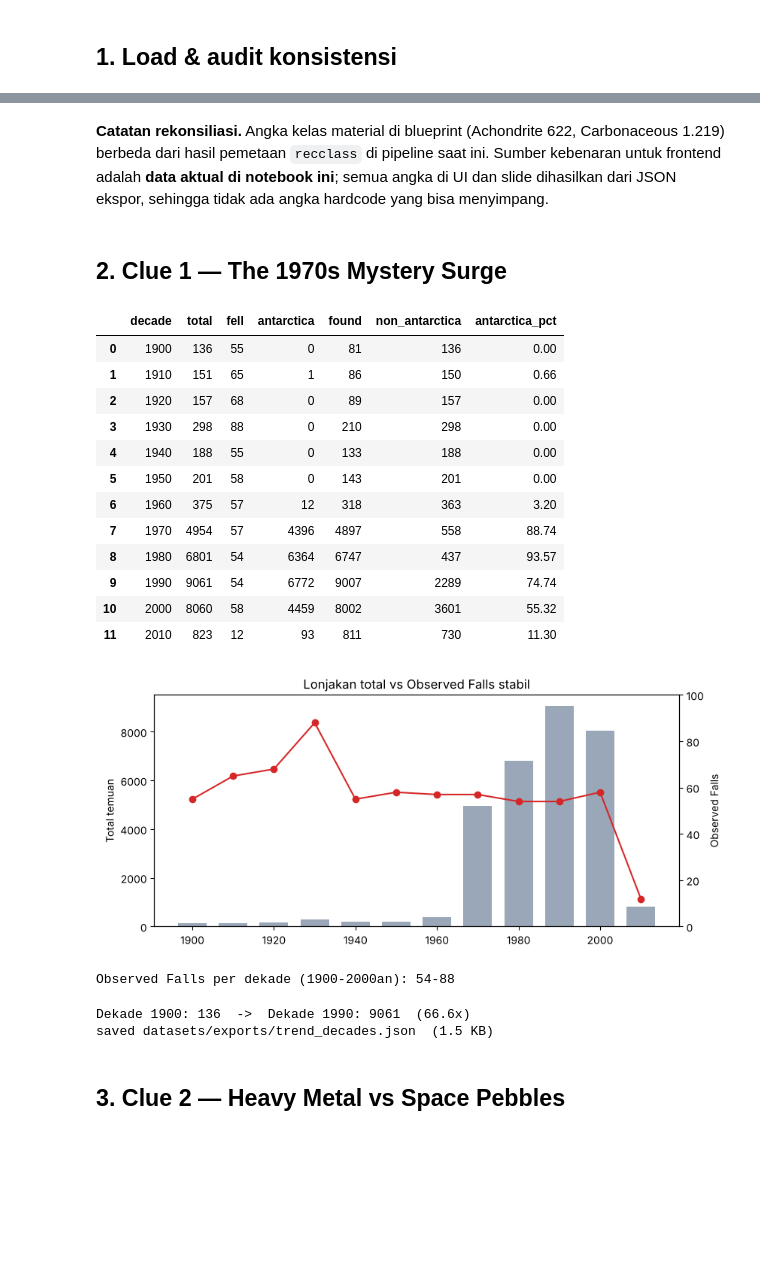
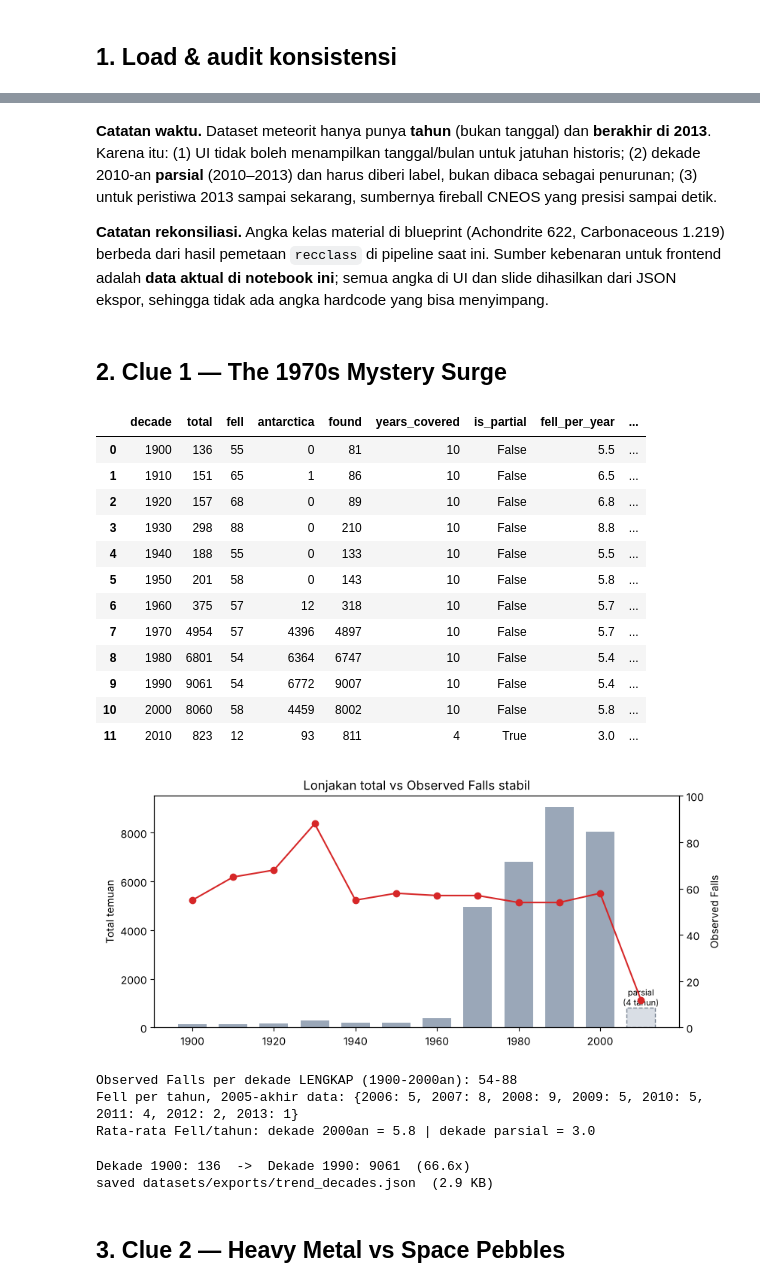
Before and after one commit to saaandbite/spaceapp, a Jupyter notebook: notebook/modeling_and_export.ipynb, the cells around one changed output, grey strips where cells are left out. Drawn from its saved outputs; the diff is of its cells as text; code cells hidden in the pictures; blank space fills up the shorter version.

```diff
--- a/notebook/modeling_and_export.ipynb
+++ b/notebook/modeling_and_export.ipynb
@@ -56,6 +56,13 @@ df = pd.read_csv(TRANSFORMED / "meteorites_cleaned_transformed.csv")
 df["is_antarctica"] = df["latitude"] < -60
 print(df.shape)
 assert len(df) == 31911
+
+# --- Audit waktu: sumber hanya punya TAHUN, dan berakhir di tahun tertentu ---
+assert "datetime_utc" not in df.columns, "Meteorit tidak boleh punya datetime_utc (presisi hanya tahun)"
+assert (df.date_precision == "year").all()
+YEAR_MIN, YEAR_MAX = int(df.year.min()), int(df.year.max())
+print(f"Cakupan waktu meteorit: {YEAR_MIN} - {YEAR_MAX} | presisi: tahun saja (tanpa bulan/hari)")
+print(f"Dekade {YEAR_MAX // 10 * 10}-an hanya mencakup {YEAR_MAX % 10 + 1} tahun -> PARSIAL")
 
 # Angka di blueprint vs data aktual
 blueprint = {"Ordinary Chondrite": 28957, "Iron / Stony-Iron": 1113, "Carbonaceous Chondrite": 1219, "Achondrite": 622}
@@ -75,57 +84,79 @@ print("Proporsi Antarktika  :", f"{df.is_antarctica.mean()*100:.2f}%", "(bluepri
 Outlier massa >35 kg : 576 (blueprint: 580)
 Proporsi Antarktika  : 69.25% (blueprint: 72,01% dari klaster Antarktika)
 # %% [markdown]
+**Catatan waktu.** Dataset meteorit hanya punya **tahun** (bukan tanggal) dan **berakhir di 2013**. Karena itu: (1) UI tidak boleh menampilkan tanggal/bulan untuk jatuhan historis; (2) dekade 2010-an **parsial** (2010–2013) dan harus diberi label, bukan dibaca sebagai penurunan; (3) untuk peristiwa 2013 sampai sekarang, sumbernya fireball CNEOS yang presisi sampai detik.
+
 **Catatan rekonsiliasi.** Angka kelas material di blueprint (Achondrite 622, Carbonaceous 1.219) berbeda dari hasil pemetaan `recclass` di pipeline saat ini. Sumber kebenaran untuk frontend adalah **data aktual di notebook ini**; semua angka di UI dan slide dihasilkan dari JSON ekspor, sehingga tidak ada angka hardcode yang bisa menyimpang.
 # %% [markdown]
 ## 2. Clue 1 — The 1970s Mystery Surge
 # %%
 dec = df[(df.decade >= 1900) & (df.decade <= 2010)].groupby("decade").agg(
     total=("id", "size"),
     fell=("is_fell", "sum"),
     antarctica=("is_antarctica", "sum"),
 ).reset_index()
 dec["found"] = dec["total"] - dec["fell"]
+dec["years_covered"] = dec["decade"].apply(lambda d: min(d + 9, YEAR_MAX) - d + 1)
+dec["is_partial"] = dec["years_covered"] < 10
+dec["fell_per_year"] = (dec["fell"] / dec["years_covered"]).round(2)
+dec["total_per_year"] = (dec["total"] / dec["years_covered"]).round(1)
 dec["non_antarctica"] = dec["total"] - dec["antarctica"]
 dec["antarctica_pct"] = (dec["antarctica"] / dec["total"] * 100).round(2)
 display(dec)
 
 fig, ax = plt.subplots(figsize=(9, 4))
-ax.bar(dec.decade, dec.total, width=7, color="#9aa7b8", label="Total temuan (bar)")
+ax.bar(dec.decade, dec.total, width=7, color=np.where(dec.is_partial, "#d9dee5", "#9aa7b8"),
+       hatch=None, edgecolor=np.where(dec.is_partial, "#7a8594", "none"), linestyle="--", label="Total temuan (bar)")
+ax.annotate(f"parsial\n({YEAR_MAX % 10 + 1} tahun)", (dec.decade.iloc[-1], dec.total.iloc[-1]), ha="center", va="bottom", fontsize=8)
 ax.set_ylabel("Total temuan")
 ax2 = ax.twinx()
 ax2.plot(dec.decade, dec.fell, color="#d62728", marker="o", label="Observed Falls (garis)")
 ax2.set_ylabel("Observed Falls"); ax2.set_ylim(0, 100)
 ax.set_title("Lonjakan total vs Observed Falls stabil"); plt.show()
 
 fell_min, fell_max = int(dec.fell.min()), int(dec.fell.max())
-print(f"Observed Falls per dekade (1900-2000an): {dec[dec.decade<=2000].fell.min()}-{dec[dec.decade<=2000].fell.max()}")
+full = dec[~dec.is_partial]
+print(f"Observed Falls per dekade LENGKAP (1900-{full.decade.max()}an): {full.fell.min()}-{full.fell.max()}")
+print("Fell per tahun, 2005-akhir data:", df[(df.is_fell == 1) & (df.year >= 2005)].groupby("year").size().to_dict())
+print("Rata-rata Fell/tahun: dekade 2000an =", dec.loc[dec.decade == 2000, "fell_per_year"].iloc[0], "| dekade parsial =", dec.loc[dec.is_partial, "fell_per_year"].iloc[0])
 # %% [output]
-|  | decade | total | fell | antarctica | found | non_antarctica | antarctica_pct |
-| 0 | 1900 | 136 | 55 | 0 | 81 | 136 | 0.00 |
-| 1 | 1910 | 151 | 65 | 1 | 86 | 150 | 0.66 |
-| 2 | 1920 | 157 | 68 | 0 | 89 | 157 | 0.00 |
-| 3 | 1930 | 298 | 88 | 0 | 210 | 298 | 0.00 |
-| 4 | 1940 | 188 | 55 | 0 | 133 | 188 | 0.00 |
-| 5 | 1950 | 201 | 58 | 0 | 143 | 201 | 0.00 |
-| 6 | 1960 | 375 | 57 | 12 | 318 | 363 | 3.20 |
-| 7 | 1970 | 4954 | 57 | 4396 | 4897 | 558 | 88.74 |
-| 8 | 1980 | 6801 | 54 | 6364 | 6747 | 437 | 93.57 |
-| 9 | 1990 | 9061 | 54 | 6772 | 9007 | 2289 | 74.74 |
-| 10 | 2000 | 8060 | 58 | 4459 | 8002 | 3601 | 55.32 |
-| 11 | 2010 | 823 | 12 | 93 | 811 | 730 | 11.30 |
+|  | decade | total | fell | antarctica | found | years_covered | is_partial | fell_per_year | ... |
+| 0 | 1900 | 136 | 55 | 0 | 81 | 10 | False | 5.5 | ... |
+| 1 | 1910 | 151 | 65 | 1 | 86 | 10 | False | 6.5 | ... |
+| 2 | 1920 | 157 | 68 | 0 | 89 | 10 | False | 6.8 | ... |
+| 3 | 1930 | 298 | 88 | 0 | 210 | 10 | False | 8.8 | ... |
+| 4 | 1940 | 188 | 55 | 0 | 133 | 10 | False | 5.5 | ... |
+| 5 | 1950 | 201 | 58 | 0 | 143 | 10 | False | 5.8 | ... |
+| 6 | 1960 | 375 | 57 | 12 | 318 | 10 | False | 5.7 | ... |
+| 7 | 1970 | 4954 | 57 | 4396 | 4897 | 10 | False | 5.7 | ... |
+| 8 | 1980 | 6801 | 54 | 6364 | 6747 | 10 | False | 5.4 | ... |
+| 9 | 1990 | 9061 | 54 | 6772 | 9007 | 10 | False | 5.4 | ... |
+| 10 | 2000 | 8060 | 58 | 4459 | 8002 | 10 | False | 5.8 | ... |
+| 11 | 2010 | 823 | 12 | 93 | 811 | 4 | True | 3.0 | ... |
-[figure, old version]
+[figure, new version]
-Observed Falls per dekade (1900-2000an): 54-88
+Observed Falls per dekade LENGKAP (1900-2000an): 54-88
+Fell per tahun, 2005-akhir data: {2006: 5, 2007: 8, 2008: 9, 2009: 5, 2010: 5, 2011: 4, 2012: 2, 2013: 1}
+Rata-rata Fell/tahun: dekade 2000an = 5.8 | dekade parsial = 3.0
 # %%
 d19, d199 = dec.loc[dec.decade == 1900, "total"].iloc[0], dec.loc[dec.decade == 1990, "total"].iloc[0]
 print(f"Dekade 1900: {d19}  ->  Dekade 1990: {d199}  ({d199/d19:.1f}x)")
+fb_dt = pd.read_csv(TRANSFORMED / "cneos_fireballs_transformed.csv").datetime_utc
 save_json("trend_decades.json", {
+    "coverage": {
+        "meteorite_year_min": YEAR_MIN, "meteorite_year_max": YEAR_MAX, "date_precision": "year",
+        "partial_decades": dec.loc[dec.is_partial, "decade"].tolist(),
+        "last_full_decade": int(dec.loc[~dec.is_partial, "decade"].max()),
+        "fireball_range": [fb_dt.min()[:10], fb_dt.max()[:10]], "fireball_date_precision": "second",
+        "ui_rules": ["Jangan tampilkan tanggal/bulan untuk jatuhan meteorit (hanya tahun).",
+                     "Dekade is_partial=true harus diberi label 'parsial', bukan dibaca sebagai penurunan.",
+                     "Untuk peristiwa setelah data meteorit berakhir, gunakan fireball CNEOS."]},
     "decades": dec.to_dict("records"),
     "headline": {"decade_1900_total": d19, "decade_1990_total": d199, "ratio": round(d199 / d19, 1)},
     "note": "total = semua temuan bersih; fell = jatuhan yang teramati manusia; antarctica = lintang < -60",
 })
 # %% [output]
 Dekade 1900: 136  ->  Dekade 1990: 9061  (66.6x)
-saved datasets/exports/trend_decades.json  (1.5 KB)
+saved datasets/exports/trend_decades.json  (2.9 KB)
 # %% [markdown]
 ## 3. Clue 2 — Heavy Metal vs Space Pebbles
 # %%
```
Also changed, not shown: parts of 3 cells of this notebook, 8 other files.
